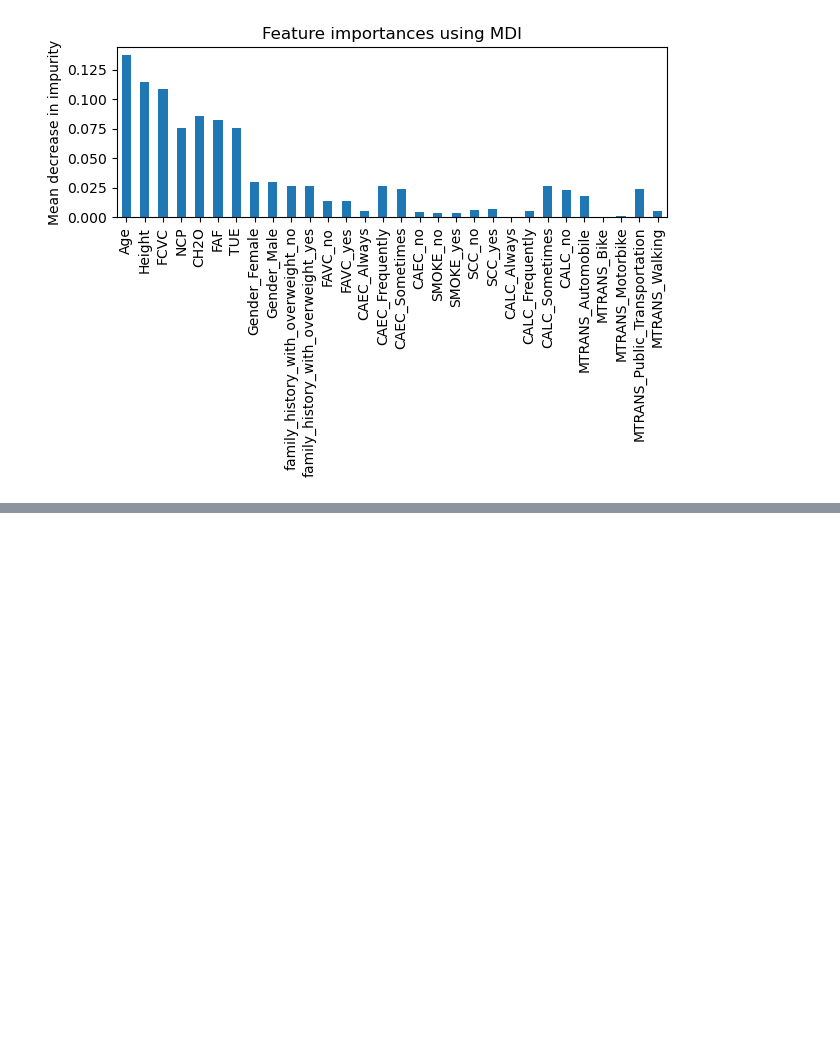
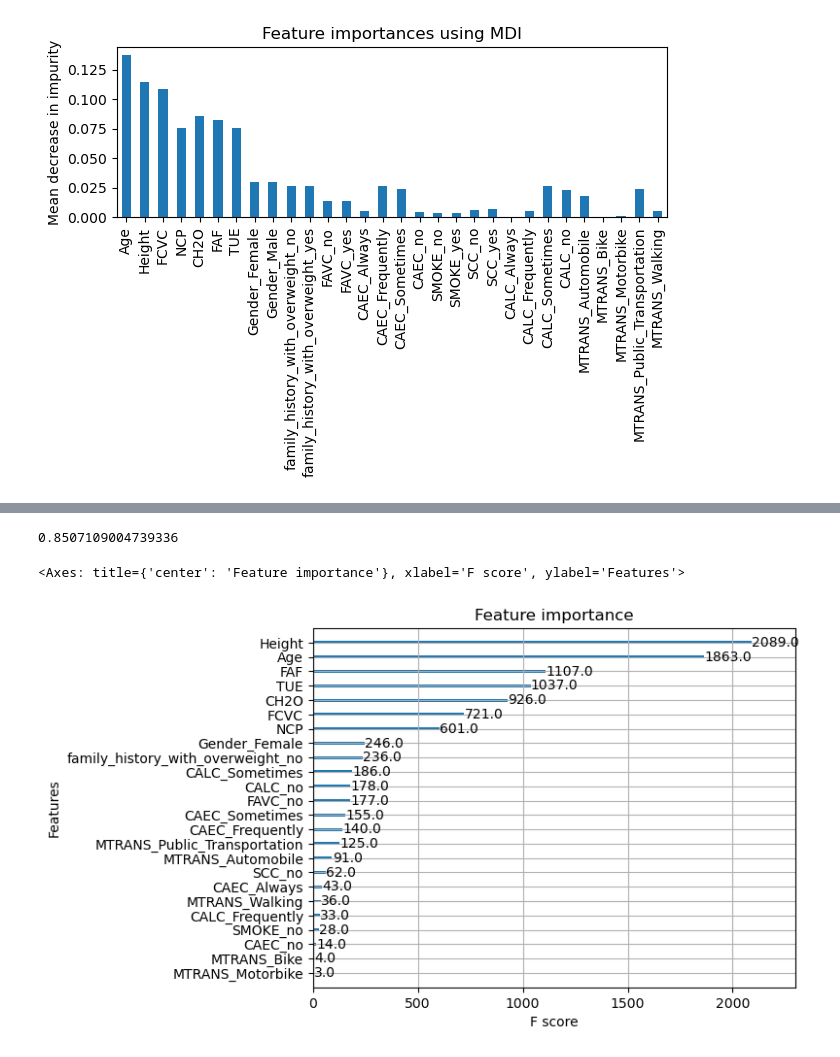
Before and after one commit to shekharbiswas/Obesity, a Jupyter notebook: Visuals.ipynb, the cells around one changed output, grey strips where cells are left out. Drawn from its saved outputs; the diff is of its cells as text; code cells hidden in the pictures; blank space fills up the shorter version.

```diff
--- a/Visuals.ipynb
+++ b/Visuals.ipynb
@@ -182,3 +187,12 @@ ax.set_ylabel("Mean decrease in impurity")
 fig.tight_layout()
 # %% [output]
 [figure]
+# %%
+from sklearn.preprocessing import LabelEncoder
+le = LabelEncoder()
+le.fit(y)
+
+
+le.classes_
+
+y = le.transform(y)
@@ -186,6 +209,8 @@ fig.tight_layout()
 # conda install -c conda-forge xgboost
 import xgboost as xgb
 from xgboost import XGBClassifier
+
+X_train, X_test, y_train, y_test = train_test_split(X, y, test_size=0.2, random_state=42)
 
 
 # declare parameters
@@ -198,6 +223,12 @@ params = {
         }
 
 
+params = {
+            'objective':'multi:softprob',
+            'verbosity' : 1
+}
+
+
 # instantiate the classifier
 xgb_clf = XGBClassifier(**params)
 
@@ -208,0 +267,13 @@ ModuleNotFoundError: No module named 'xgboost'
+# %%
+from sklearn.metrics import accuracy_score
+
+y_pred = xgb_clf.predict(X_test)
+accuracy_score(y_pred, y_test)
+#y_test
+# %% [output]
+0.8507109004739336
+# %%
+xgb.plot_importance(xgb_clf)
+# %% [output]
+<Axes: title={'center': 'Feature importance'}, xlabel='F score', ylabel='Features'>
+[figure, added]
```
Also changed, not shown: parts of 5 cells of this notebook.
